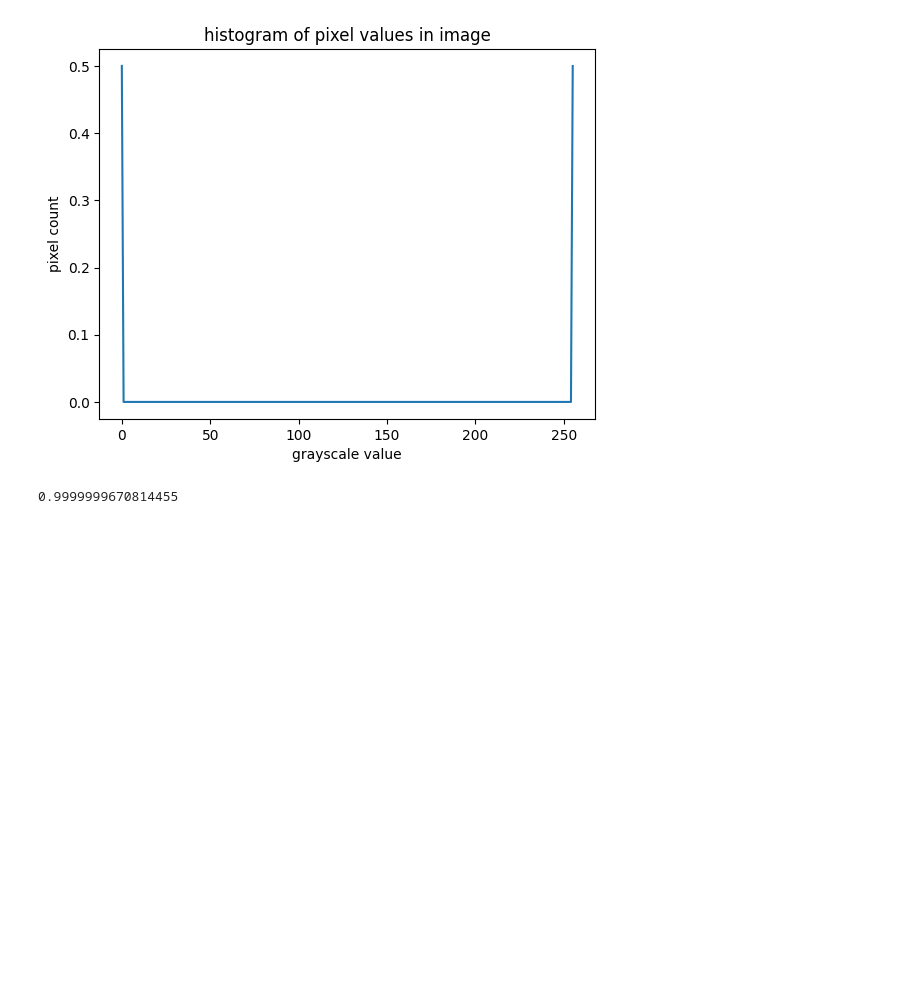
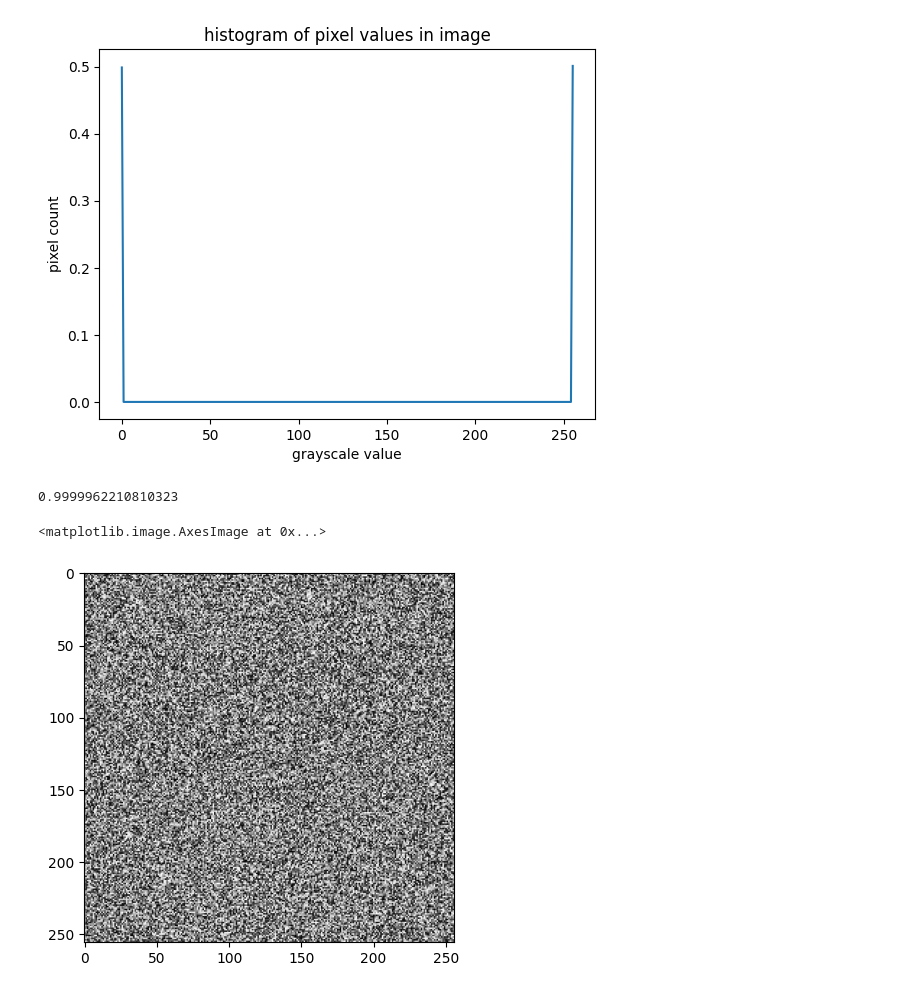
Before and after one commit to AdamDuffyCastaldo/CNNAutoencoderProject, a Jupyter notebook: notebooks/phase1_compression_fundamentals/1.1_information_theory/1.1.2_entropy_of_real_data.ipynb, the cells around one changed output. Cells and saved outputs as stored; diff of their text form; code cells hidden in the pictures; blank space fills up the shorter version.

```diff
--- a/notebooks/phase1_compression_fundamentals/1.1_information_theory/1.1.2_entropy_of_real_data.ipynb
+++ b/notebooks/phase1_compression_fundamentals/1.1_information_theory/1.1.2_entropy_of_real_data.ipynb
@@ -106,6 +103,12 @@ truenoisehist = createnormalisedhistogram(BandWnoise)
 # %% [output]
 [figure]
 # %%
-print(calculateimgentropy(truenoisehist))
+print(entropy(truenoisehist))
 # %% [output]
-0.9999999670814455
+0.9999962210810323
+# %%
+full_noise = np.random.randint(0, 256, size=(256, 256)).astype(np.uint8)
+plt.imshow(full_noise, cmap="gray")
+# %% [output]
+<matplotlib.image.AxesImage at 0x...>
+[figure, added]
```
Also changed, not shown: parts of 7 cells of this notebook, 3 other files.
